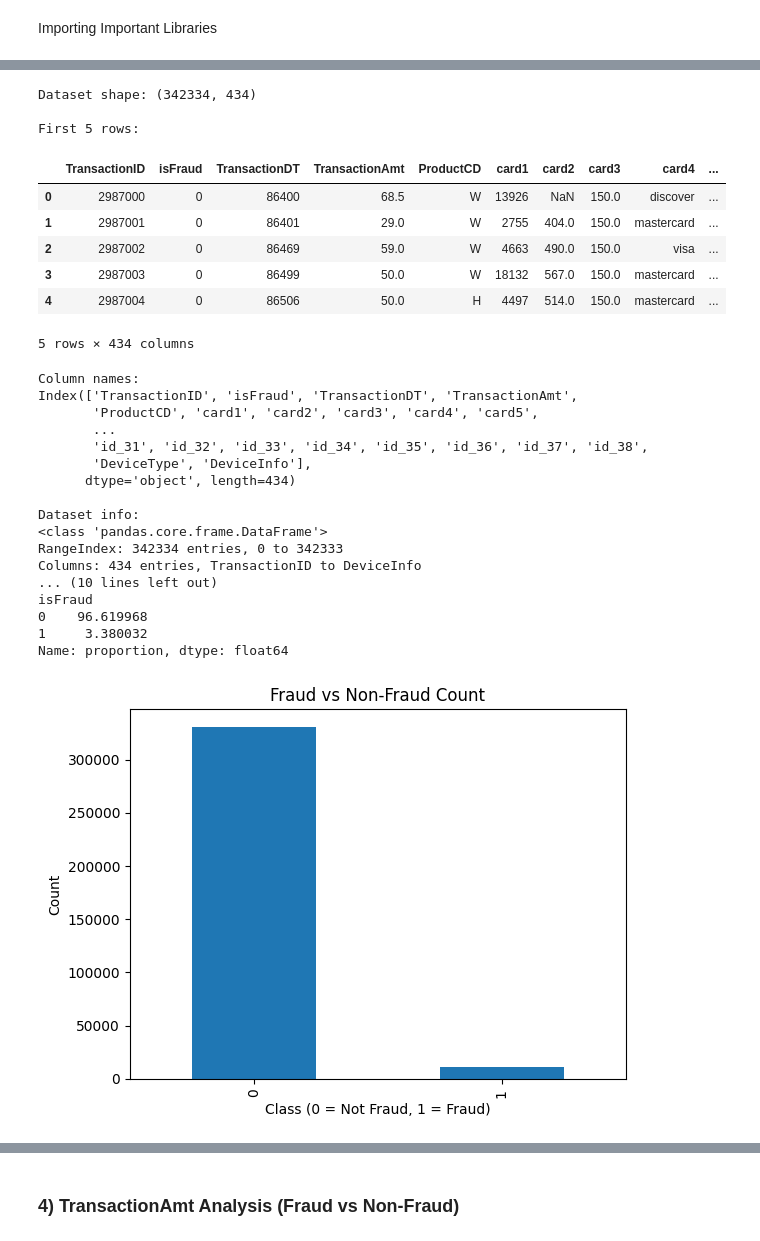
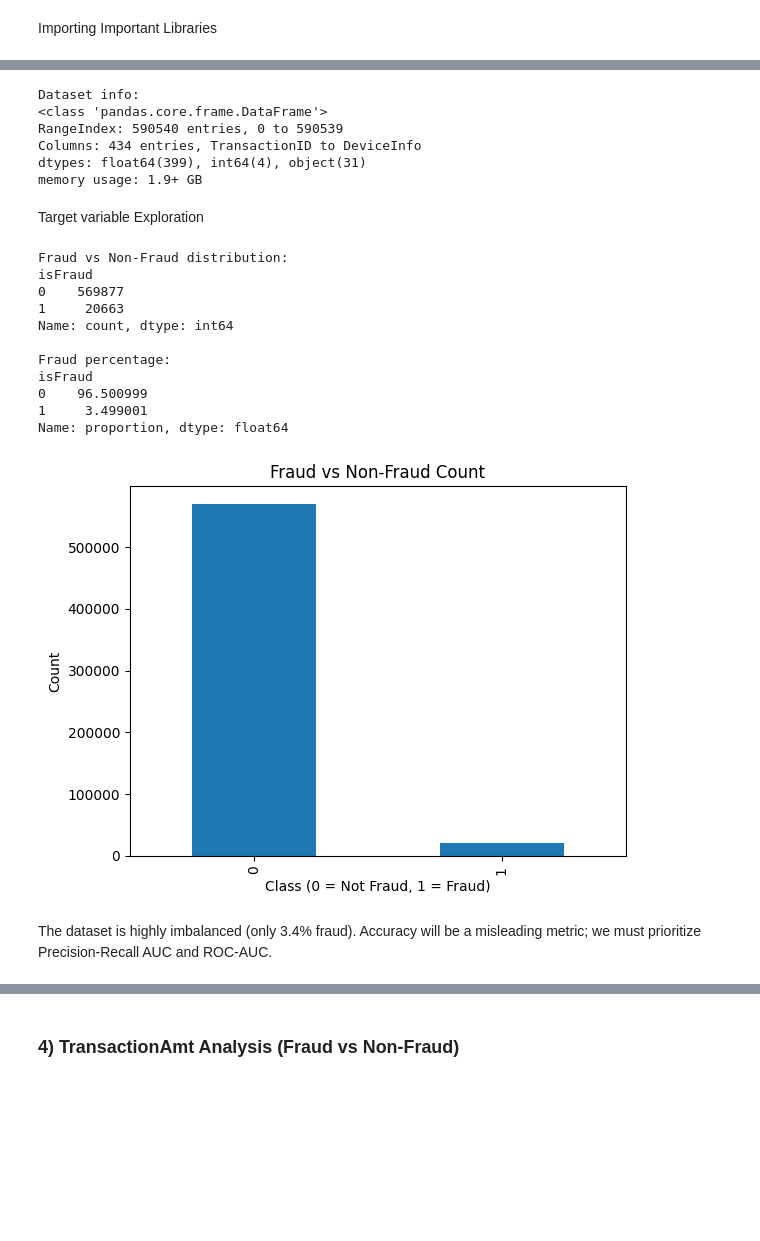
Before and after one commit to pxk4950/Fraud_Detection, a Jupyter notebook: Notebooks/01_Exploratory Data Analysis.ipynb, the cells around one changed output, grey strips where cells are left out. Cells and saved outputs as stored; diff of their text form; code cells hidden in the pictures; blank space fills up the shorter version.

```diff
--- a/Notebooks/01_Exploratory Data Analysis.ipynb
+++ b/Notebooks/01_Exploratory Data Analysis.ipynb
@@ -8,0 +11,3 @@ import matplotlib.pyplot as plt
+# %%
+transaction = pd.read_csv('../data/train_transaction.csv')
+identity = pd.read_csv('../data/train_identity.csv')
@@ -9,64 +46,42 @@ import matplotlib.pyplot as plt
+# %%
+print("\nDataset info:")
+data.info()
+# %% [output]
+Dataset info:
+<class 'pandas.core.frame.DataFrame'>
+RangeIndex: 590540 entries, 0 to 590539
+Columns: 434 entries, TransactionID to DeviceInfo
+dtypes: float64(399), int64(4), object(31)
+memory usage: 1.9+ GB
+# %% [markdown]
+Target variable Exploration
 # %%
-# 2. Load datasets
-transaction = pd.read_csv('/data/train_transaction.csv')
-identity = pd.read_csv('/data/train_identity.csv')
-
-# 3. Merge datasets
-data = transaction.merge(identity, on='TransactionID', how='left')
-
-# 4. Basic overview
-print("Dataset shape:", data.shape)
-print("\nFirst 5 rows:")
-display(data.head())
-
-print("\nColumn names:")
-print(data.columns)
-
-# 5. Data Structure (Data types + missing overview)
-print("\nDataset info:")
-data.info()
-
-# 6. Target variable distribution (class imbalance)
 print("\nFraud vs Non-Fraud distribution:")
 print(data['isFraud'].value_counts())
 
-# ----------------Percentage-----------------------
+
 print("\nFraud percentage:")
 print(data['isFraud'].value_counts(normalize=True) * 100)
 
-# 7. Basic visualization
+
 data['isFraud'].value_counts().plot(kind='bar')
 plt.title("Fraud vs Non-Fraud Count")
 plt.xlabel("Class (0 = Not Fraud, 1 = Fraud)")
 plt.ylabel("Count")
 plt.show()
 # %% [output]
-Dataset shape: (342334, 434)
+Fraud vs Non-Fraud distribution:
+isFraud
+0    569877
+1     20663
+Name: count, dtype: int64
 
-First 5 rows:
+Fraud percentage:
+isFraud
+0    96.500999
+1     3.499001
+Name: proportion, dtype: float64
-|  | TransactionID | isFraud | TransactionDT | TransactionAmt | ProductCD | card1 | card2 | card3 | card4 | ... |
-| 0 | 2987000 | 0 | 86400 | 68.5 | W | 13926 | NaN | 150.0 | discover | ... |
-| 1 | 2987001 | 0 | 86401 | 29.0 | W | 2755 | 404.0 | 150.0 | mastercard | ... |
-| 2 | 2987002 | 0 | 86469 | 59.0 | W | 4663 | 490.0 | 150.0 | visa | ... |
-| 3 | 2987003 | 0 | 86499 | 50.0 | W | 18132 | 567.0 | 150.0 | mastercard | ... |
-| 4 | 2987004 | 0 | 86506 | 50.0 | H | 4497 | 514.0 | 150.0 | mastercard | ... |
-5 rows × 434 columns
-Column names:
-Index(['TransactionID', 'isFraud', 'TransactionDT', 'TransactionAmt',
-       'ProductCD', 'card1', 'card2', 'card3', 'card4', 'card5',
-       ...
-       'id_31', 'id_32', 'id_33', 'id_34', 'id_35', 'id_36', 'id_37', 'id_38',
-       'DeviceType', 'DeviceInfo'],
-      dtype='object', length=434)
-
-Dataset info:
-<class 'pandas.core.frame.DataFrame'>
-RangeIndex: 342334 entries, 0 to 342333
-Columns: 434 entries, TransactionID to DeviceInfo
-... (10 lines left out)
-isFraud
-0    96.619968
-1     3.380032
-Name: proportion, dtype: float64
-[figure, old version]
+[figure, new version]
+# %% [markdown]
+The dataset is highly imbalanced (only 3.4% fraud). Accuracy will be a misleading metric; we must prioritize Precision-Recall AUC and ROC-AUC.
 # %% [markdown]
```
Also changed, not shown: parts of 17 cells of this notebook, 3 other files.
